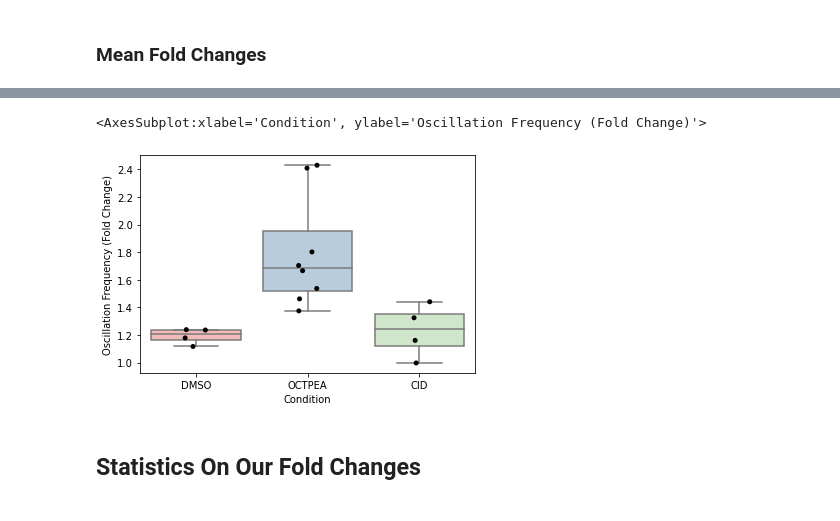
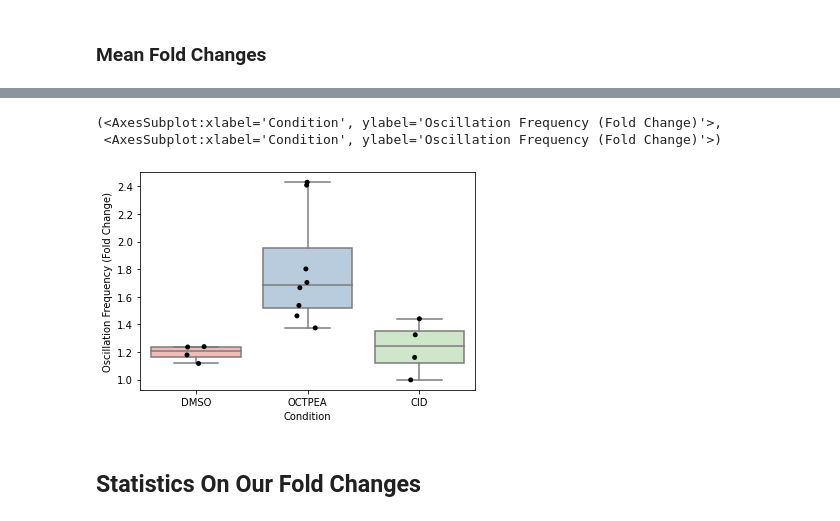
Before and after one commit to sarahigarza/Vollum_Python_ClassProj, a Jupyter notebook: live imaging analysis (base).ipynb, the cells around one changed output, grey strips where cells are left out. Drawn from its saved outputs; the diff is of its cells as text; code cells hidden in the pictures.

```diff
--- a/live imaging analysis (base).ipynb
+++ b/live imaging analysis (base).ipynb
@@ -70,9 +112,5 @@ mean_peak_count
 # %%
+DMSO_trial1_norm[0:150,cell][all_peaks[cell]]
 
-cell=1
-fig, ax = plt.subplots()
-ax.plot(DMSO_trial1_norm[:UV1f,cell]);
-ax.scatter(all_peaks[cell], DMSO_trial1_norm[:UV1f,cell][all_peaks[cell]], color="red" )
-DMSO_trial1_norm[0:150,cell][all_peaks[cell]]
 #DMSO_trial1_norm[0:150,:][all_peaks[0],0]
 # %% [output]
@@ -301,10 +350,12 @@ folds=pd.DataFrame({ key:pd.Series(value) for key, value in allfolds.items() })
 # %%
 b=sns.boxplot(data=folds,palette='Pastel1')
 b.set(xlabel='Condition',ylabel='Oscillation Frequency (Fold Change)')
-sns.stripplot(data=folds, color="Black")
+d=sns.stripplot(data=folds, color="Black")
+b,d
 # %% [output]
-<AxesSubplot:xlabel='Condition', ylabel='Oscillation Frequency (Fold Change)'>
+(<AxesSubplot:xlabel='Condition', ylabel='Oscillation Frequency (Fold Change)'>,
+ <AxesSubplot:xlabel='Condition', ylabel='Oscillation Frequency (Fold Change)'>)
-[figure, old version]
+[figure, new version]
 # %% [markdown]
 ## Statistics On Our Fold Changes
 # %%
```
Also changed, not shown: parts of 25 cells of this notebook.
